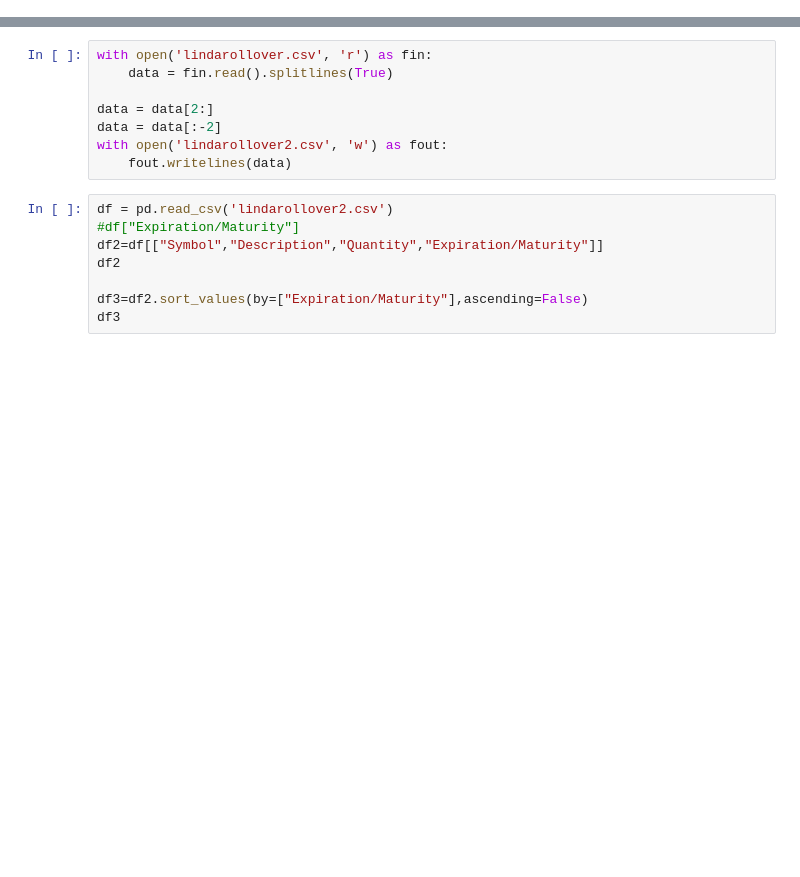
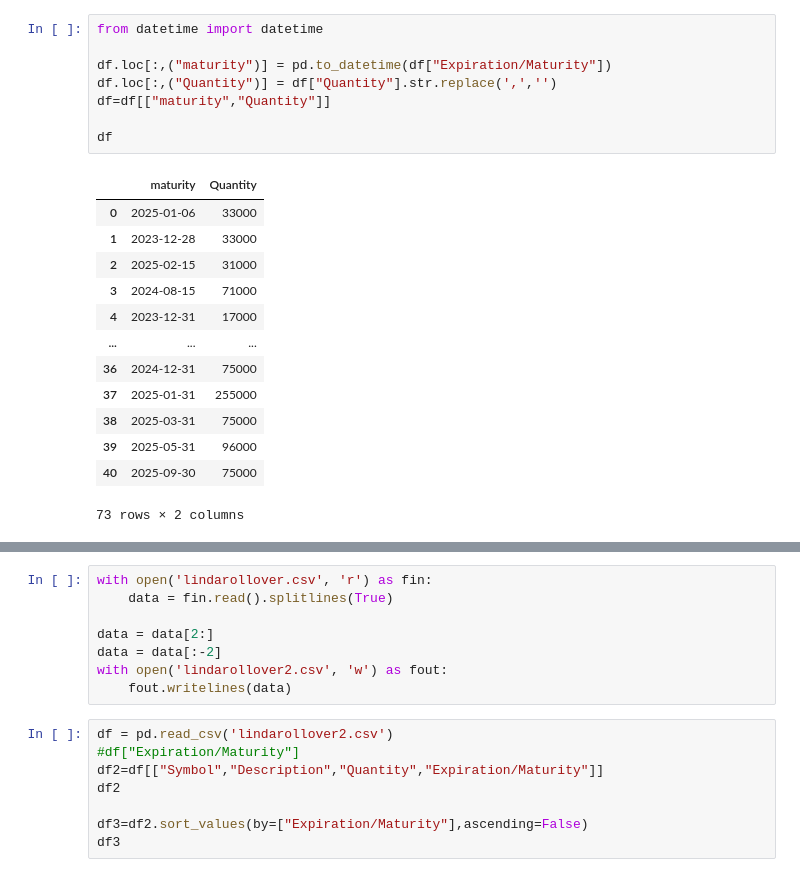
Before and after one commit to eross/bondcalc, a Jupyter notebook: bondcalc2.ipynb, the cells around one changed output, grey strips where cells are left out. Cells and saved outputs as stored; diff of their text form; blank space fills up the shorter version.

```diff
--- a/bondcalc2.ipynb
+++ b/bondcalc2.ipynb
@@ -5,0 +62,22 @@ pd.set_option('display.max_columns', None)
+# %%
+from datetime import datetime
+
+df.loc[:,("maturity")] = pd.to_datetime(df["Expiration/Maturity"])
+df.loc[:,("Quantity")] = df["Quantity"].str.replace(',','')
+df=df[["maturity","Quantity"]]
+
+df
+# %% [output]
+|  | maturity | Quantity |
+| 0 | 2025-01-06 | 33000 |
+| 1 | 2023-12-28 | 33000 |
+| 2 | 2025-02-15 | 31000 |
+| 3 | 2024-08-15 | 71000 |
+| 4 | 2023-12-31 | 17000 |
+| ... | ... | ... |
+| 36 | 2024-12-31 | 75000 |
+| 37 | 2025-01-31 | 255000 |
+| 38 | 2025-03-31 | 75000 |
+| 39 | 2025-05-31 | 96000 |
+| 40 | 2025-09-30 | 75000 |
+73 rows × 2 columns
```
Also changed, not shown: parts of 17 cells of this notebook.
